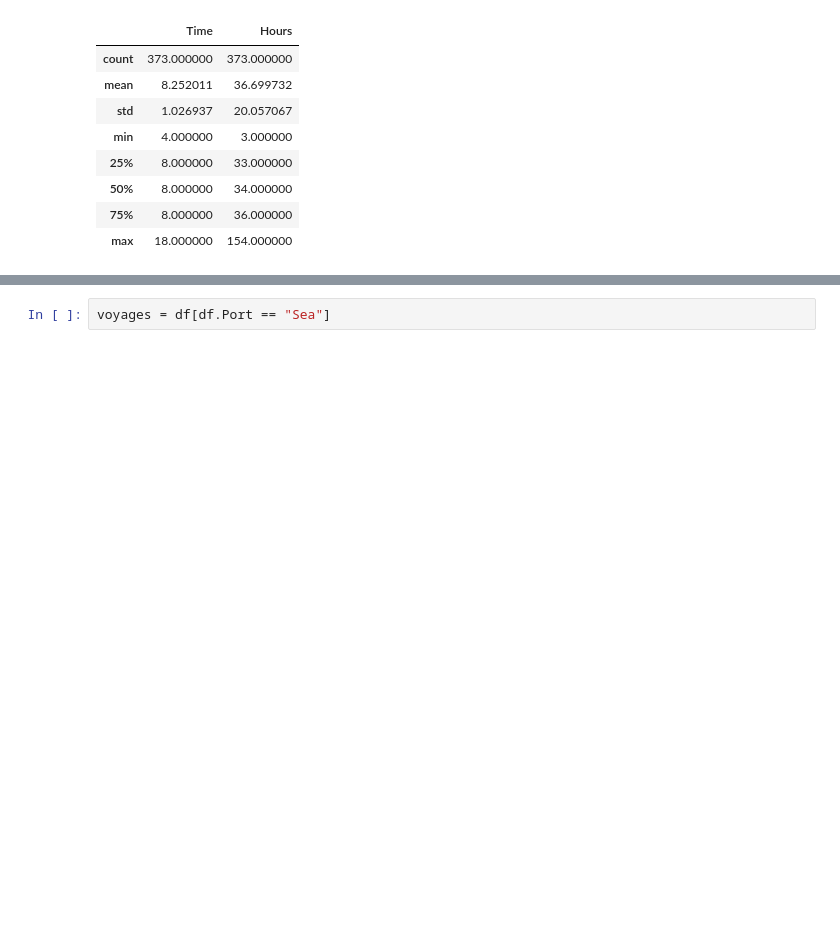
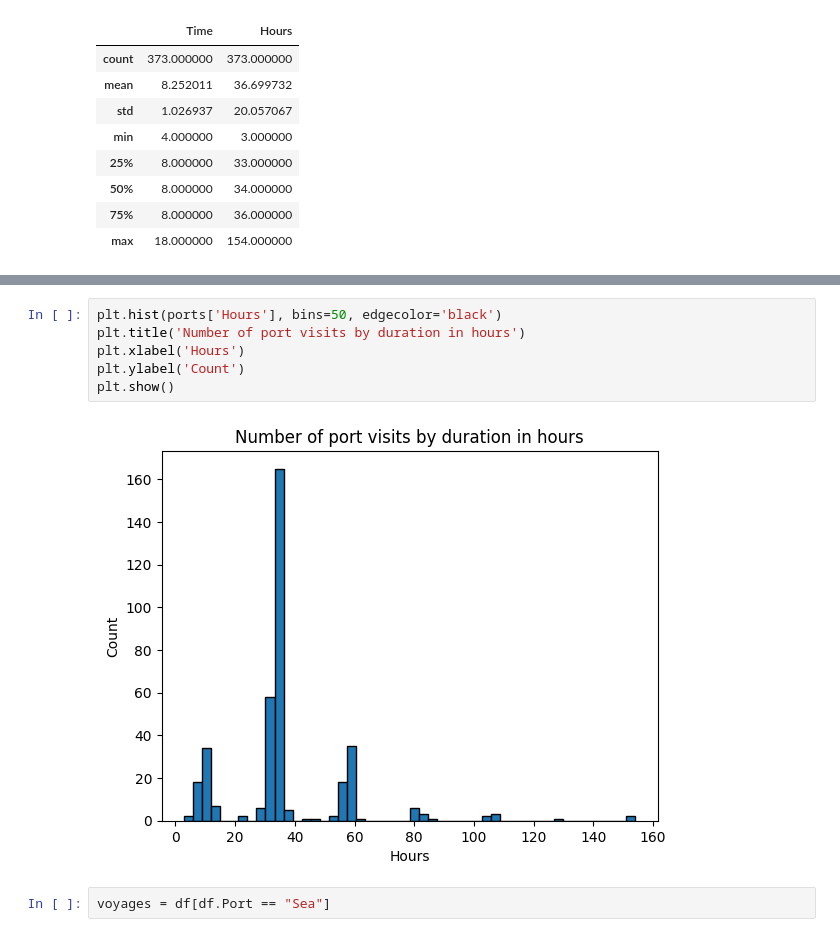
Before and after one commit to nealmcb/life_at_sea_cruise, a Jupyter notebook: life_at_sea_analyze.ipynb, the cells around one changed output, grey strips where cells are left out. Saved outputs shown, nothing was run; the diff lists cells and outputs as text; blank space fills up the shorter version.

```diff
--- a/life_at_sea_analyze.ipynb
+++ b/life_at_sea_analyze.ipynb
@@ -88,3 +84,11 @@ ports.Hours.hist(bins=50)
+# %%
+plt.hist(ports['Hours'], bins=50, edgecolor='black')
+plt.title('Number of port visits by duration in hours')
+plt.xlabel('Hours')
+plt.ylabel('Count')
+plt.show()
+# %% [output]
+[figure, added]
 # %%
 voyages = df[df.Port == "Sea"]
 # %% [markdown]
```
Also changed, not shown: parts of 12 cells of this notebook, 1 other file.
